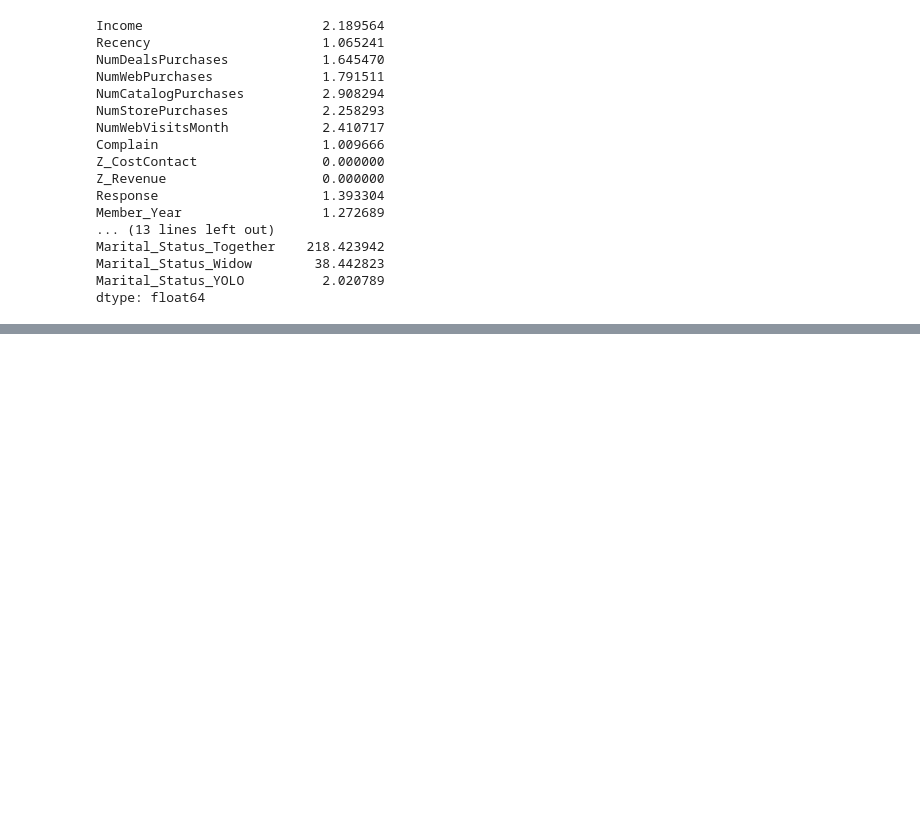
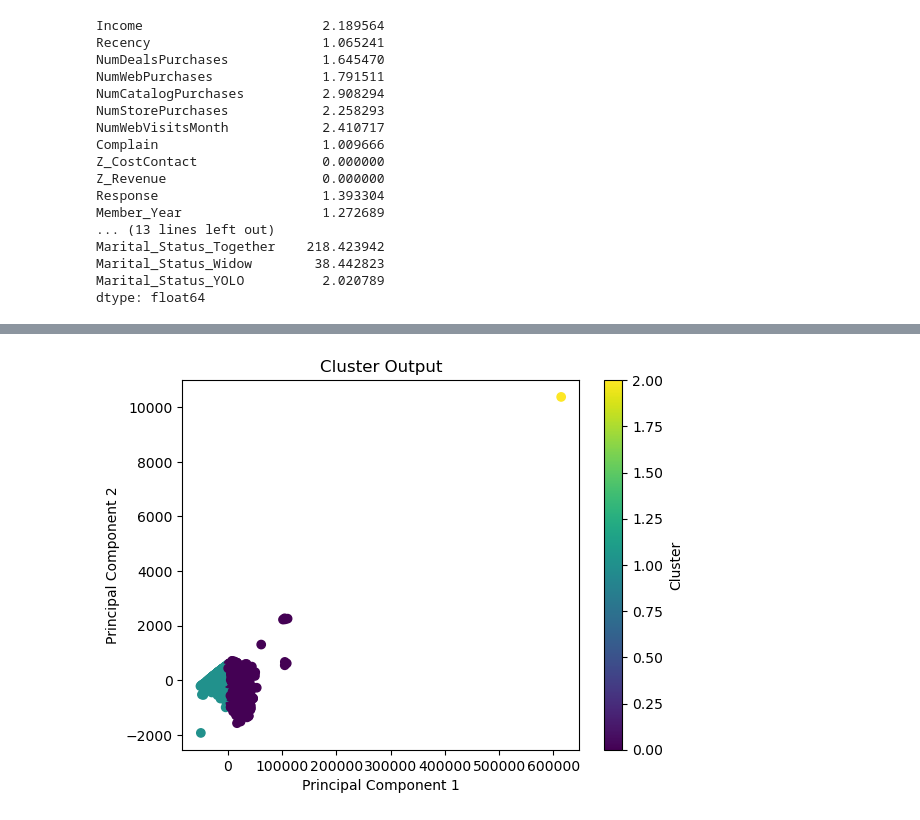
Before and after one commit to McGill-MMA-EnterpriseAnalytics/Customer-Personality-Analysis, a Jupyter notebook: INSY 695 Group Project.ipynb, the cells around one changed output, grey strips where cells are left out. Drawn from its saved outputs; the diff is of its cells as text; code cells hidden in the pictures; blank space fills up the shorter version.

```diff
--- a/INSY 695 Group Project.ipynb
+++ b/INSY 695 Group Project.ipynb
@@ -388,0 +450,10 @@ dtype: float64
+# %%
+# Perform K-means clustering
+kmeans = KMeans(n_clusters=3, random_state=42)
+kmeans.fit(cluster_data)
+
+# Get the cluster labels for the test set
+test_labels = kmeans.predict(cluster_data)
+
+# Append test_labels back to data3
+cluster_data['Cluster'] = test_labels
@@ -388,0 +483,17 @@ dtype: float64
+# %%
+from sklearn.decomposition import PCA
+import matplotlib.pyplot as plt
+
+# Apply PCA to reduce dimensionality
+pca = PCA(n_components=2)
+pca_data = pca.fit_transform(cluster_data)
+
+# Create a scatter plot to visualize the cluster output
+plt.scatter(pca_data[:, 0], pca_data[:, 1], c=test_labels, cmap='viridis')
+plt.xlabel('Principal Component 1')
+plt.ylabel('Principal Component 2')
+plt.title('Cluster Output')
+plt.colorbar(label='Cluster')
+plt.show()
+# %% [output]
+[figure, added]
```
Also changed, not shown: parts of 12 cells of this notebook.
